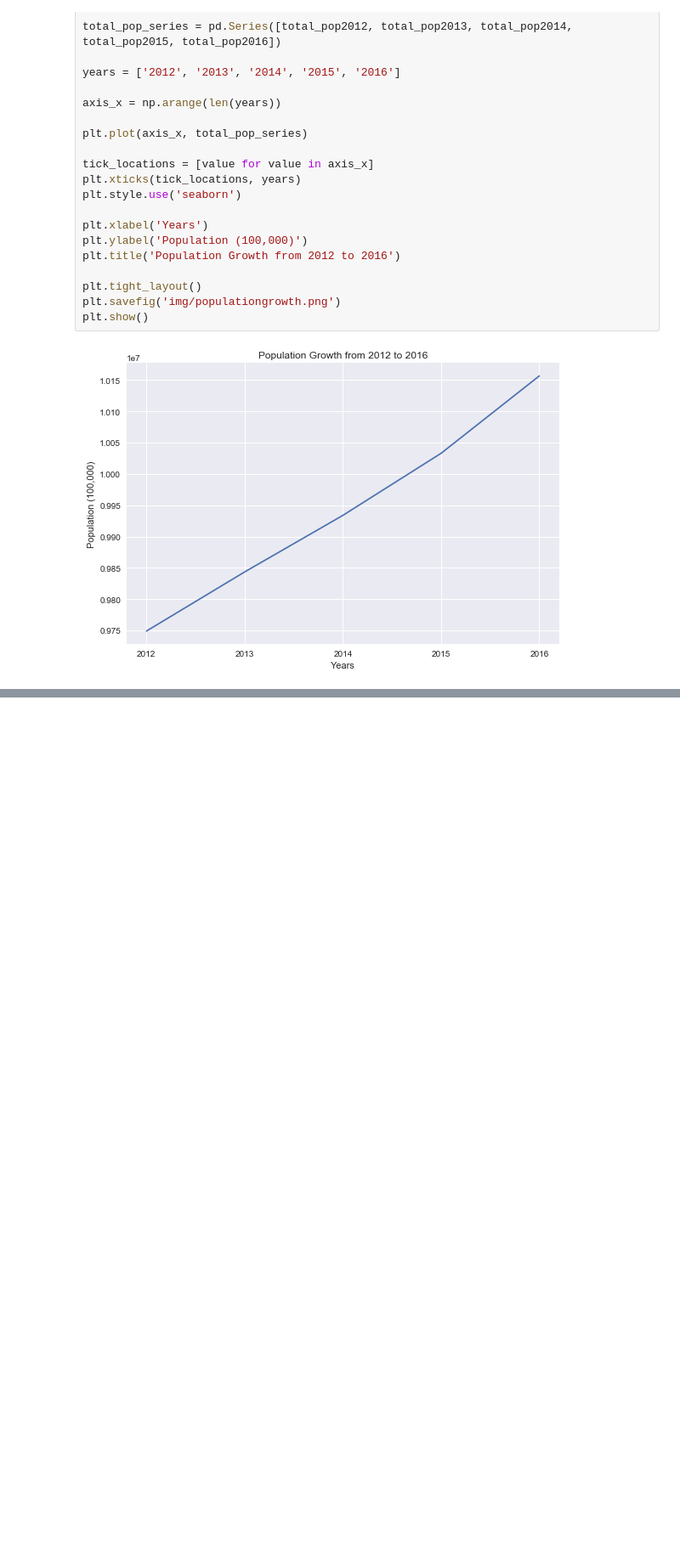
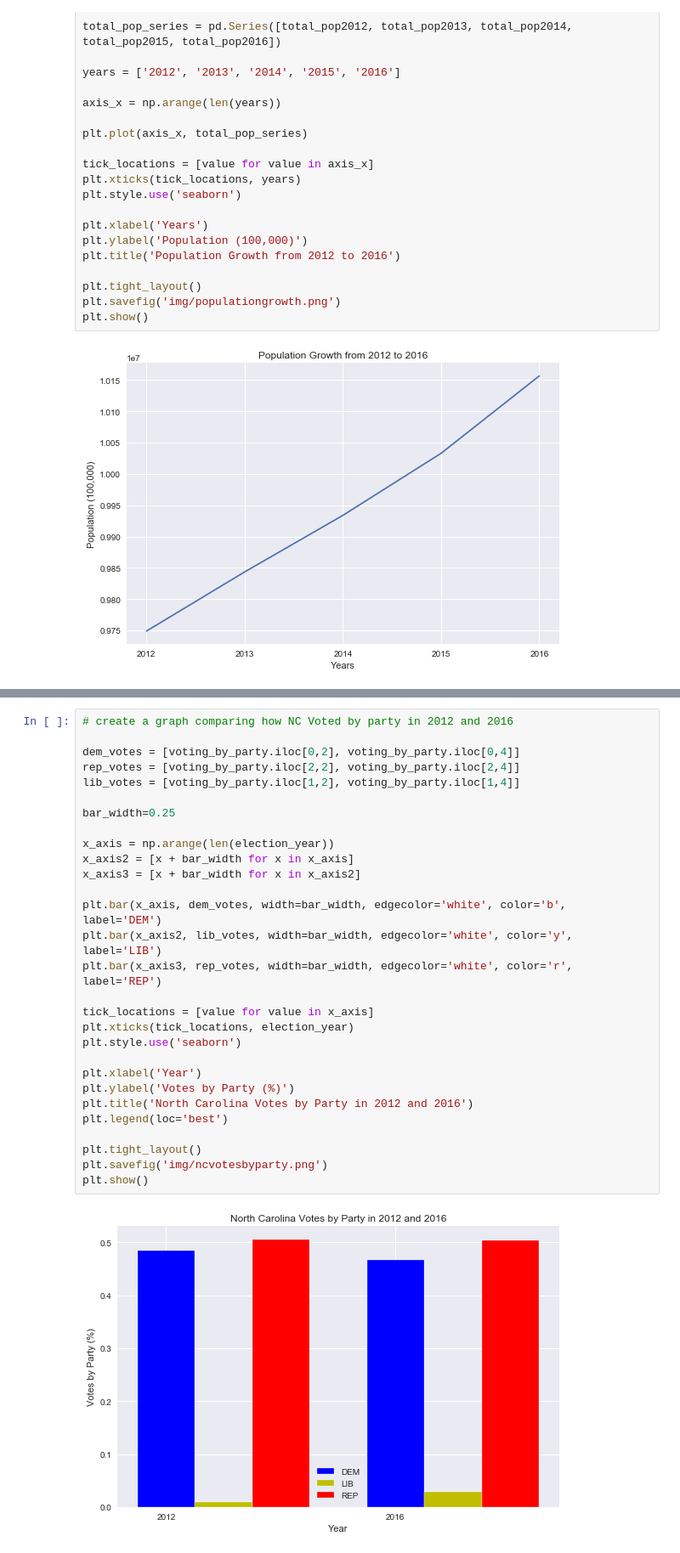
Before and after one commit to jasgarcia/NCGrowth, a Jupyter notebook: ncvoting_data.ipynb, the cells around one changed output, grey strips where cells are left out. Shown at 85% size. Drawn from its saved outputs; the diff is of its cells as text; blank space fills up the shorter version.

```diff
--- a/ncvoting_data.ipynb
+++ b/ncvoting_data.ipynb
@@ -892,0 +938,31 @@ plt.show()
+# %%
+# create a graph comparing how NC Voted by party in 2012 and 2016
+
+dem_votes = [voting_by_party.iloc[0,2], voting_by_party.iloc[0,4]]
+rep_votes = [voting_by_party.iloc[2,2], voting_by_party.iloc[2,4]]
+lib_votes = [voting_by_party.iloc[1,2], voting_by_party.iloc[1,4]]
+
+bar_width=0.25
+
+x_axis = np.arange(len(election_year))
+x_axis2 = [x + bar_width for x in x_axis]
+x_axis3 = [x + bar_width for x in x_axis2]
+
+plt.bar(x_axis, dem_votes, width=bar_width, edgecolor='white', color='b', label='DEM')
+plt.bar(x_axis2, lib_votes, width=bar_width, edgecolor='white', color='y', label='LIB')
+plt.bar(x_axis3, rep_votes, width=bar_width, edgecolor='white', color='r', label='REP')
+
+tick_locations = [value for value in x_axis]
+plt.xticks(tick_locations, election_year)
+plt.style.use('seaborn')
+
+plt.xlabel('Year')
+plt.ylabel('Votes by Party (%)')
+plt.title('North Carolina Votes by Party in 2012 and 2016')
+plt.legend(loc='best')
+
+plt.tight_layout()
+plt.savefig('img/ncvotesbyparty.png')
+plt.show()
+# %% [output]
+[figure, added]
```
Also changed, not shown: parts of 18 cells of this notebook, 10 other files.
